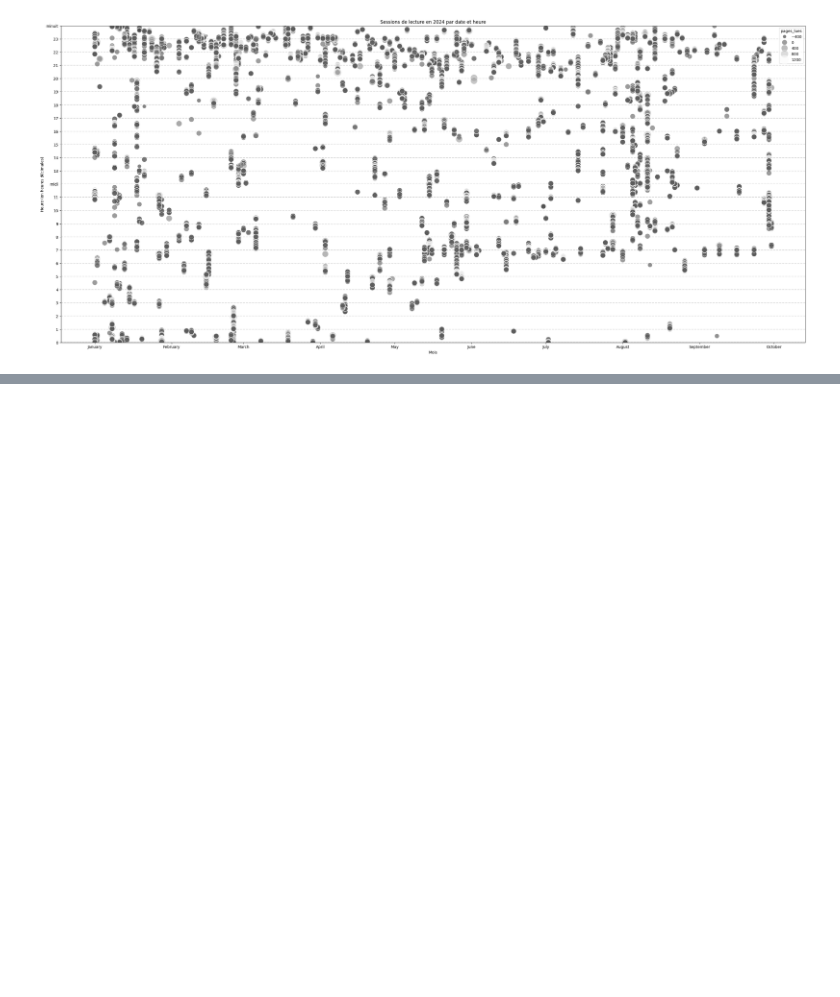
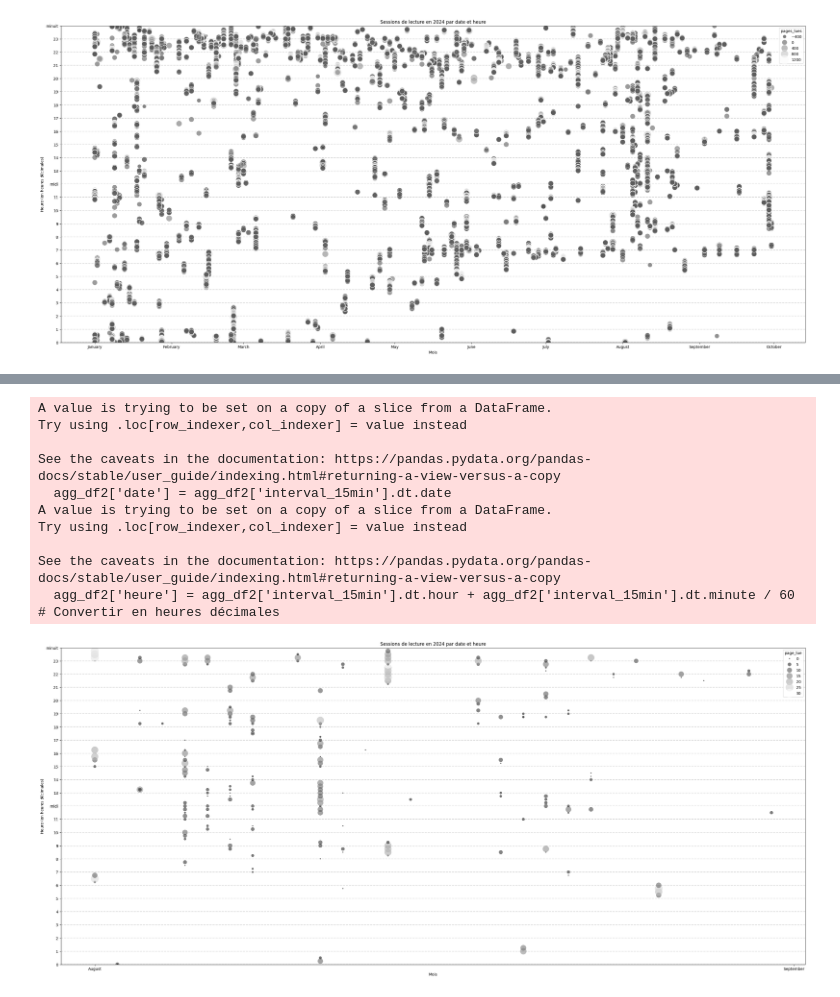
Before and after one commit to ChrisOlv/book_data_analysis, a Jupyter notebook: notebook.ipynb, the cells around one changed output, grey strips where cells are left out. Cells and saved outputs as stored; diff of their text form; code cells hidden in the pictures; blank space fills up the shorter version.

```diff
--- a/notebook.ipynb
+++ b/notebook.ipynb
@@ -118,0 +106,12 @@ print(df_grouped.head())
+# %%
+# Convertir la colonne 'heure de début' en datetime
+df['heure de début'] = pd.to_datetime(df['heure de début'])
+
+# Créer des intervalles de 15 minutes pour grouper les données
+df['interval_15min'] = df['heure de début'].dt.floor('15T')
+
+# Grouper par 'id_book' et l'intervalle de 15 minutes
+agg_df = df.groupby(['id_book', 'interval_15min']).agg(
+    page_lue=('page', lambda x: x.max() - x.min()),  # Différence entre page max et page min
+    temps_lecture_heure=('Temps de lecture en heure', 'sum')  # Somme des temps de lecture
+).reset_index()
@@ -118,0 +127,62 @@ print(df_grouped.head())
+# %%
+agg_df2 = agg_df # sauvegarde du df intermédiaire
+# %%
+# # Filtrer uniquement les données de l'année 2024
+# agg_df2 = agg_df2[agg_df2['interval_15min'].dt.year == 2024]
+
+# Filtrer uniquement les données du mois d'août 2024
+agg_df2 = agg_df2[(agg_df2['interval_15min'].dt.year == 2024) & (agg_df2['interval_15min'].dt.month == 8)]
+
+
+
+# Extraire la date et l'heure pour la visualisation à partir du DataFrame agrégé
+agg_df2['date'] = agg_df2['interval_15min'].dt.date
+agg_df2['heure'] = agg_df2['interval_15min'].dt.hour + agg_df2['interval_15min'].dt.minute / 60  # Convertir en heures décimales
+
+# Visualisation
+plt.figure(figsize=(35, 15))  # Agrandir le canevas, ici 48 de large, 8 de haut
+sns.scatterplot(
+    data=agg_df2,
+    x='date',
+    y='heure',
+    size='page_lue',
+    sizes=(10, 500),  # Ajuster les tailles de bulles si nécessaire
+    hue='page_lue',  # Optionnel : pour une palette de couleurs
+    palette='grey',  # Changer la palette pour rendre les différences visibles
+    alpha=0.6
+)
+
+# Ajuster l'axe des y pour aller jusqu'à 24 heures
+plt.ylim(0, 24)
+
+# Configuration de l'axe des x avec les mois
+plt.gca().xaxis.set_major_locator(mdates.MonthLocator())  # Positionner les étiquettes par mois
+plt.gca().xaxis.set_major_formatter(mdates.DateFormatter('%B'))  # Afficher les mois en texte
+plt.xticks(rotation=0, ha='center')  # Ajuster l'orientation des étiquettes de mois
+
+# Ajouter des lignes horizontales pour chaque heure
+for i in range(0, 25):  # De 0 à 24 heures
+    plt.axhline(y=i, color='gray', linestyle='--', alpha=0.3)  # Lignes en gris clair et transparence de 0.3
+
+# Ajuster les étiquettes de l'axe des y pour les heures, incluant "midi" et "minuit"
+plt.yticks(ticks=range(0, 25), labels=[str(i) if i not in [12, 24] else 'midi' if i == 12 else 'minuit' for i in range(0, 25)])
+
+# Ajouter un titre et des labels
+plt.title('Sessions de lecture en 2024 par date et heure')
+plt.xlabel('Mois')
+plt.ylabel('Heure (en heures décimales)')
+
+# Afficher le graphique
+plt.show()
+# %% [output]
+A value is trying to be set on a copy of a slice from a DataFrame.
+Try using .loc[row_indexer,col_indexer] = value instead
+
+See the caveats in the documentation: https://pandas.pydata.org/pandas-docs/stable/user_guide/indexing.html#returning-a-view-versus-a-copy
+  agg_df2['date'] = agg_df2['interval_15min'].dt.date
+A value is trying to be set on a copy of a slice from a DataFrame.
+Try using .loc[row_indexer,col_indexer] = value instead
+
+See the caveats in the documentation: https://pandas.pydata.org/pandas-docs/stable/user_guide/indexing.html#returning-a-view-versus-a-copy
+  agg_df2['heure'] = agg_df2['interval_15min'].dt.hour + agg_df2['interval_15min'].dt.minute / 60  # Convertir en heures décimales
+[figure, added]
```
Also changed, not shown: parts of 5 cells of this notebook, 3 other files.
